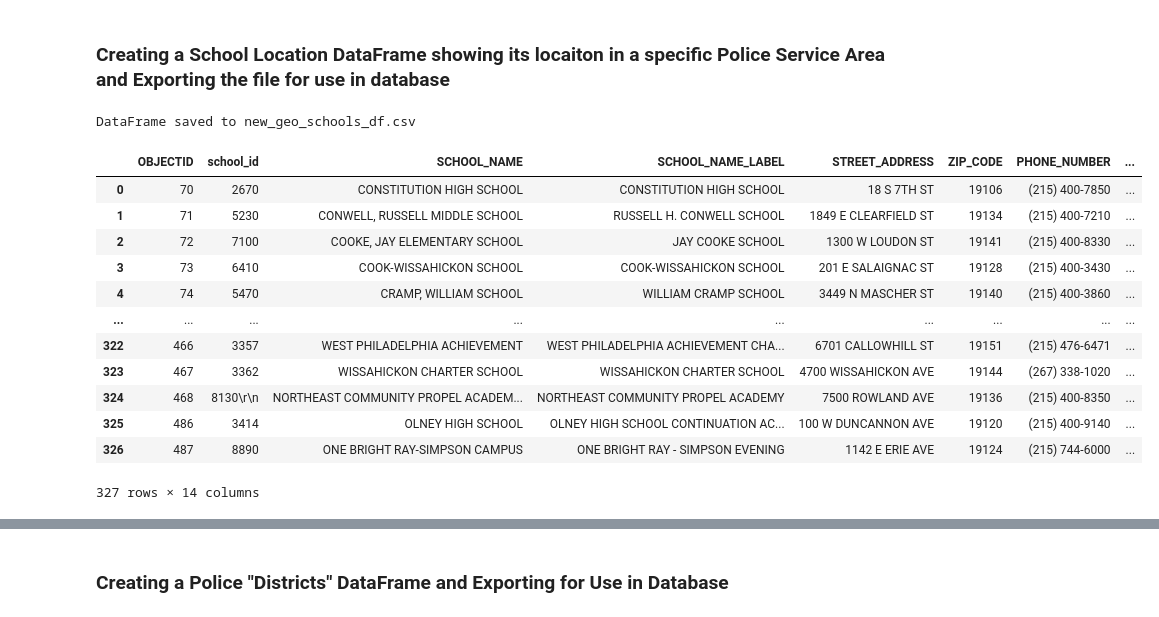
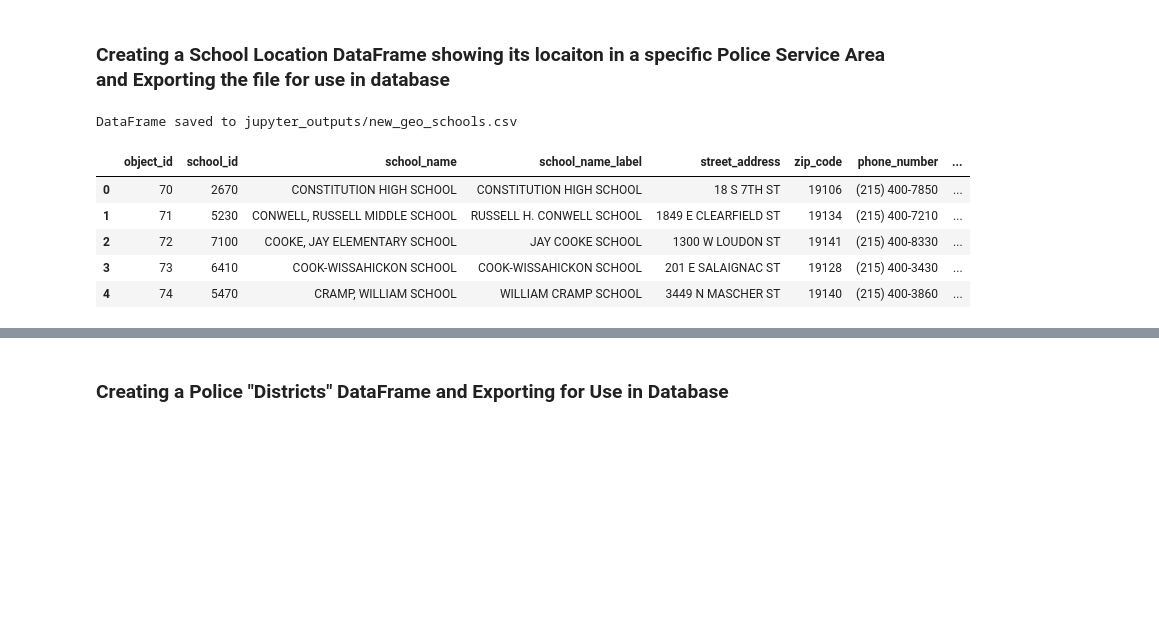
Before and after one commit to EricCroston/Philadelphia-School_Performance_vs_Crime_Data, a Jupyter notebook: Police_and_Incidents_Clean_up and Correlation Analysis.ipynb, the cells around one changed output, grey strips where cells are left out. Drawn from its saved outputs; the diff is of its cells as text; code cells hidden in the pictures; blank space fills up the shorter version.

```diff
--- a/Police_and_Incidents_Clean_up and Correlation Analysis.ipynb
+++ b/Police_and_Incidents_Clean_up and Correlation Analysis.ipynb
@@ -426,8 +438,8 @@ Data columns (total 30 columns):
 dtypes: float64(7), geometry(1), int64(5), object(17)
 memory usage: 118.9+ KB
 # %%
-# Rename LOCATION_ID to school_id if not already done
-school_with_psa = school_with_psa.rename(columns={'LOCATION_ID': 'school_id'})
+# Rename LOCATION_ID to school_id
+school_with_psa_gdf = school_with_psa_gdf.rename(columns={'LOCATION_ID': 'school_id'})
 
 # Include the desired columns
 columns_schools_list = [
@@ -439,14 +451,21 @@ columns_schools_list = [
 ]
 
 # Select only the desired columns
-School_List = school_with_psa[columns_schools_list]
+school_list_df = school_with_psa_gdf[columns_schools_list]
+
+school_list_df = school_list_df.rename(columns={
+    'SCHOOL_NAME': 'school_name',
+    'SCHOOL_NAME_LABEL': 'school_name_label',
+    'TYPE': 'type',
+    'TYPE_SPECIFIC': 'type_specific'
+})
 
 # Drop rows where 'school_id' is None or NaN
-School_List = School_List[School_List['school_id'].notnull() & (School_List['school_id'] != None)]
+school_list_df = school_list_df[school_list_df['school_id'].notnull() & (school_list_df['school_id'] != None)]
 
 # Reset index if you want a clean index
-School_List = School_List.reset_index(drop=True)
+school_list_df = school_list_df.reset_index(drop=True)
 
 # Check the result
-School_List
+school_list_df
 # %% [output]
@@ -504,61 +534,68 @@ Index(['OBJECTID_left', 'AUN', 'SCHOOL_NUM', 'school_id', 'SCHOOL_NAME',
 ### Creating a School Location DataFrame showing its locaiton in a specific Police Service Area and Exporting the file for use in database
 # %%
 # Rename the specified columns
-school_with_psa = school_with_psa.rename(columns={'OBJECTID_left': 'OBJECTID', 'LOCATION_ID': 'school_id', 'DISTRICT': 'District', 'PSA_NUM':'District_PSA'})
+school_with_psa_gdf = school_with_psa_gdf.rename(columns={
+    'OBJECTID_left': 'object_id',
+    'LOCATION_ID': 'school_id',
+    'SCHOOL_NAME': 'school_name',
+    'SCHOOL_NAME_LABEL': 'school_name_label',
+    'STREET_ADDRESS': 'street_address',
+    'ZIP_CODE': 'zip_code',
+    'PHONE_NUMBER': 'phone_number',
+    'GRADE_LEVEL': 'grade_level',
+    'GRADE_ORG': 'grade_org',
+    'TYPE': 'type',
+    'TYPE_SPECIFIC': 'type_specific',
+    'DISTRICT': 'district',
+    'PSA_NUM':'district_psa'
+})
 
 # List of columns to include, including the geometry column
 columns_schools_with_geometry = [
-    'OBJECTID',
+    'object_id',
     'school_id',
-    'SCHOOL_NAME',
-    'SCHOOL_NAME_LABEL',
-    'STREET_ADDRESS',
-    'ZIP_CODE',
-    'PHONE_NUMBER',
-    'GRADE_LEVEL',
-    'GRADE_ORG',
-    'TYPE',
-    'TYPE_SPECIFIC',
+    'school_name',
+    'school_name_label',
+    'street_address',
+    'zip_code',
+    'phone_number',
+    'grade_level',
+    'grade_org',
+    'type',
+    'type_specific',
     'geometry',
-    'District',
-    'District_PSA'
+    'district',
+    'district_psa'
 ]
 
 # Select only the specified columns
-new_geo_schools_df = school_with_psa[columns_schools_with_geometry]
+new_geo_schools_df = school_with_psa_gdf[columns_schools_with_geometry]
 
 # Drop rows where 'school_id' is None
 new_geo_schools_df = new_geo_schools_df[new_geo_schools_df['school_id'].notna()]
 
 # Drop rows with any NaN values
 new_geo_schools_df = new_geo_schools_df.dropna(how='any')
 
 # Reset index for a clean index
 new_geo_schools_df = new_geo_schools_df.reset_index(drop=True)
 
 # Define the output file path
-output_file_path = 'new_geo_schools_df.csv'
+output_file_path = 'jupyter_outputs/new_geo_schools.csv'
 
 # Save the DataFrame to a CSV file
 new_geo_schools_df.to_csv(output_file_path, index=False)
 
 print(f"DataFrame saved to {output_file_path}")
 
-new_geo_schools_df
+new_geo_schools_df.head()
 # %% [output]
-DataFrame saved to new_geo_schools_df.csv
+DataFrame saved to jupyter_outputs/new_geo_schools.csv
-|  | OBJECTID | school_id | SCHOOL_NAME | SCHOOL_NAME_LABEL | STREET_ADDRESS | ZIP_CODE | PHONE_NUMBER | ... |
+|  | object_id | school_id | school_name | school_name_label | street_address | zip_code | phone_number | ... |
 | 0 | 70 | 2670 | CONSTITUTION HIGH SCHOOL | CONSTITUTION HIGH SCHOOL | 18 S 7TH ST | 19106 | (215) 400-7850 | ... |
 | 1 | 71 | 5230 | CONWELL, RUSSELL MIDDLE SCHOOL | RUSSELL H. CONWELL SCHOOL | 1849 E CLEARFIELD ST | 19134 | (215) 400-7210 | ... |
 | 2 | 72 | 7100 | COOKE, JAY ELEMENTARY SCHOOL | JAY COOKE SCHOOL | 1300 W LOUDON ST | 19141 | (215) 400-8330 | ... |
 | 3 | 73 | 6410 | COOK-WISSAHICKON SCHOOL | COOK-WISSAHICKON SCHOOL | 201 E SALAIGNAC ST | 19128 | (215) 400-3430 | ... |
 | 4 | 74 | 5470 | CRAMP, WILLIAM SCHOOL | WILLIAM CRAMP SCHOOL | 3449 N MASCHER ST | 19140 | (215) 400-3860 | ... |
-| ... | ... | ... | ... | ... | ... | ... | ... | ... |
-| 322 | 466 | 3357 | WEST PHILADELPHIA ACHIEVEMENT | WEST PHILADELPHIA ACHIEVEMENT CHA... | 6701 CALLOWHILL ST | 19151 | (215) 476-6471 | ... |
-| 323 | 467 | 3362 | WISSAHICKON CHARTER SCHOOL | WISSAHICKON CHARTER SCHOOL | 4700 WISSAHICKON AVE | 19144 | (267) 338-1020 | ... |
-| 324 | 468 | 8130\r\n | NORTHEAST COMMUNITY PROPEL ACADEM... | NORTHEAST COMMUNITY PROPEL ACADEMY | 7500 ROWLAND AVE | 19136 | (215) 400-8350 | ... |
-| 325 | 486 | 3414 | OLNEY HIGH SCHOOL | OLNEY HIGH SCHOOL CONTINUATION AC... | 100 W DUNCANNON AVE | 19120 | (215) 400-9140 | ... |
-| 326 | 487 | 8890 | ONE BRIGHT RAY-SIMPSON CAMPUS | ONE BRIGHT RAY - SIMPSON EVENING | 1142 E ERIE AVE | 19124 | (215) 744-6000 | ... |
-327 rows × 14 columns
 # %%
 # Read the GeoJSON file into a GeoDataFrame
```
Also changed, not shown: parts of 20 cells of this notebook, 16 other files.
